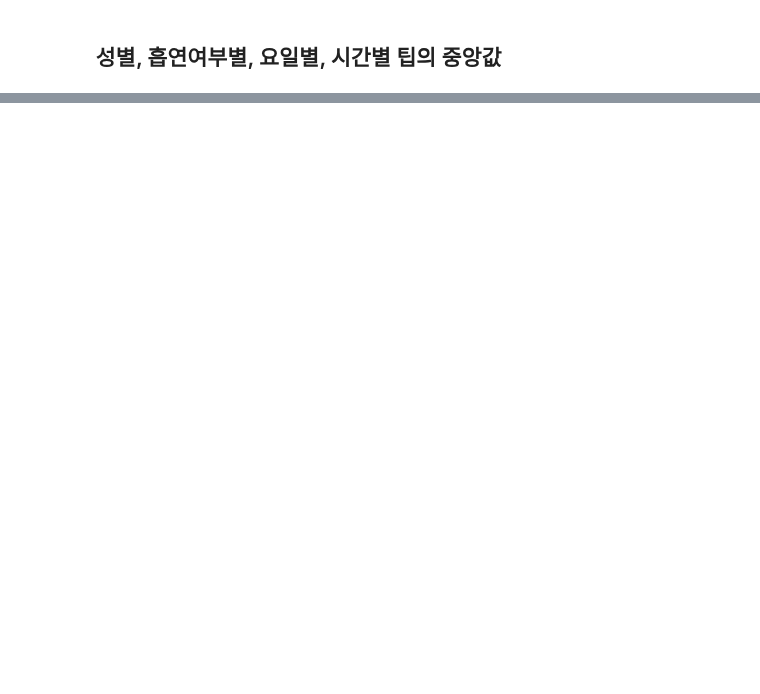
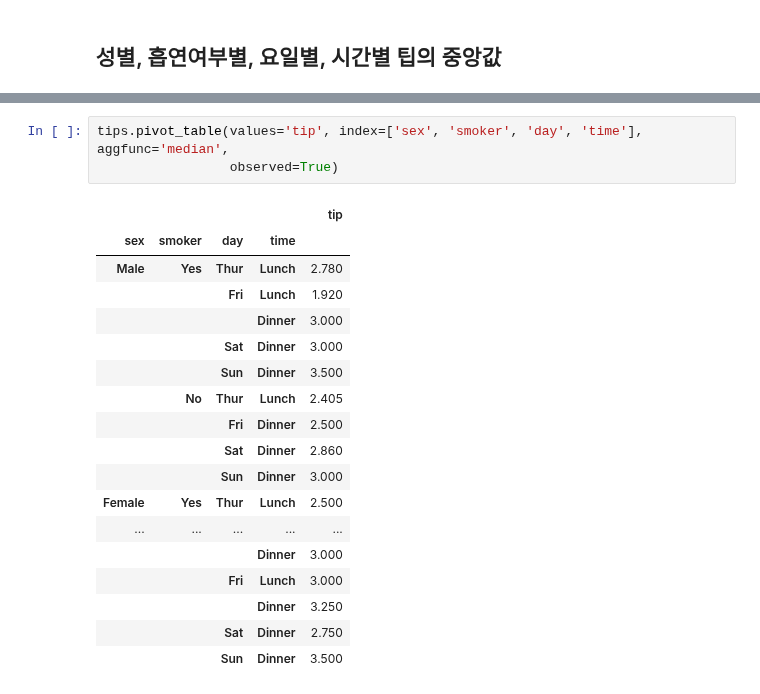
Before and after one commit to JakeOh/202511_BD53, a Jupyter notebook: lab_python/da12_shape.ipynb, the cells around one changed output, grey strips where cells are left out. Saved outputs shown, nothing was run; the diff lists cells and outputs as text; blank space fills up the shorter version.

Commit message:
pivot_table

```diff
--- a/lab_python/da12_shape.ipynb
+++ b/lab_python/da12_shape.ipynb
@@ -445,0 +659,22 @@ tips.pivot_table(values='tip', index='sex', columns=['day', 'time'], observed=Tr
+# %%
+tips.pivot_table(values='tip', index=['sex', 'smoker', 'day', 'time'], aggfunc='median',
+                 observed=True)
+# %% [output]
+|  |  |  |  | tip |
+| sex | smoker | day | time |  |
+| Male | Yes | Thur | Lunch | 2.780 |
+|  |  | Fri | Lunch | 1.920 |
+|  |  |  | Dinner | 3.000 |
+|  |  | Sat | Dinner | 3.000 |
+|  |  | Sun | Dinner | 3.500 |
+|  | No | Thur | Lunch | 2.405 |
+|  |  | Fri | Dinner | 2.500 |
+|  |  | Sat | Dinner | 2.860 |
+|  |  | Sun | Dinner | 3.000 |
+| Female | Yes | Thur | Lunch | 2.500 |
+| ... | ... | ... | ... | ... |
+|  |  |  | Dinner | 3.000 |
+|  |  | Fri | Lunch | 3.000 |
+|  |  |  | Dinner | 3.250 |
+|  |  | Sat | Dinner | 2.750 |
+|  |  | Sun | Dinner | 3.500 |
```
Also changed, not shown: parts of 19 cells of this notebook.
